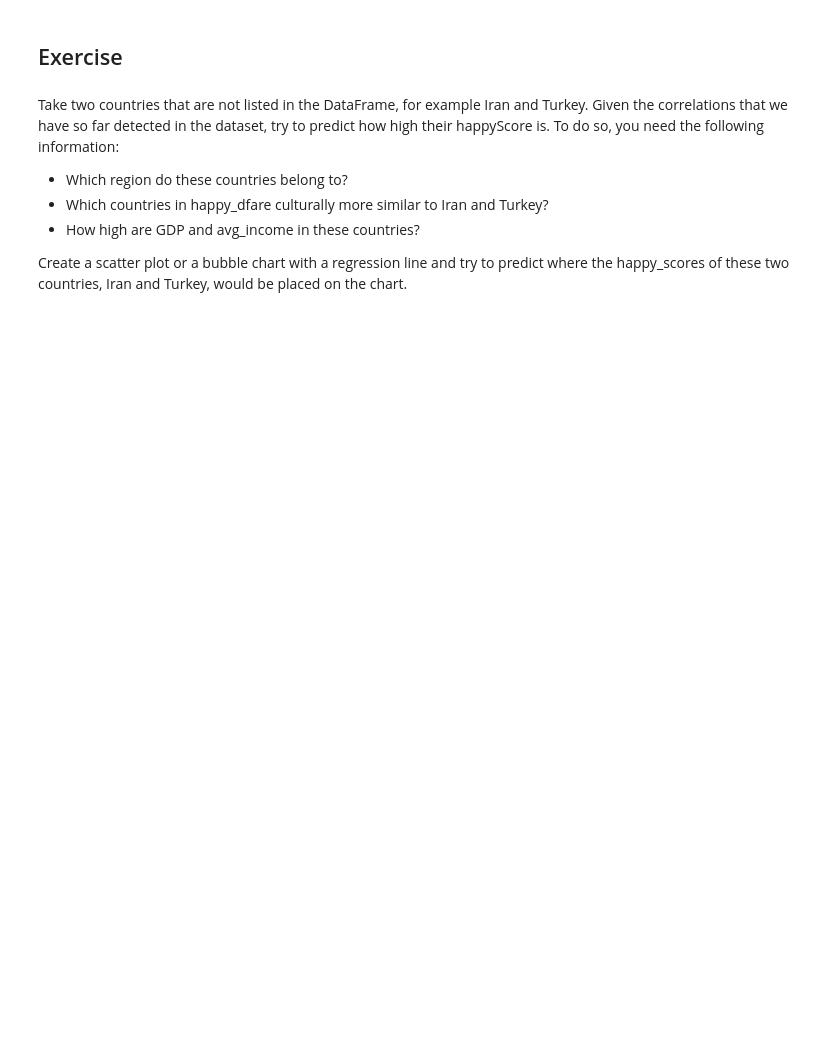
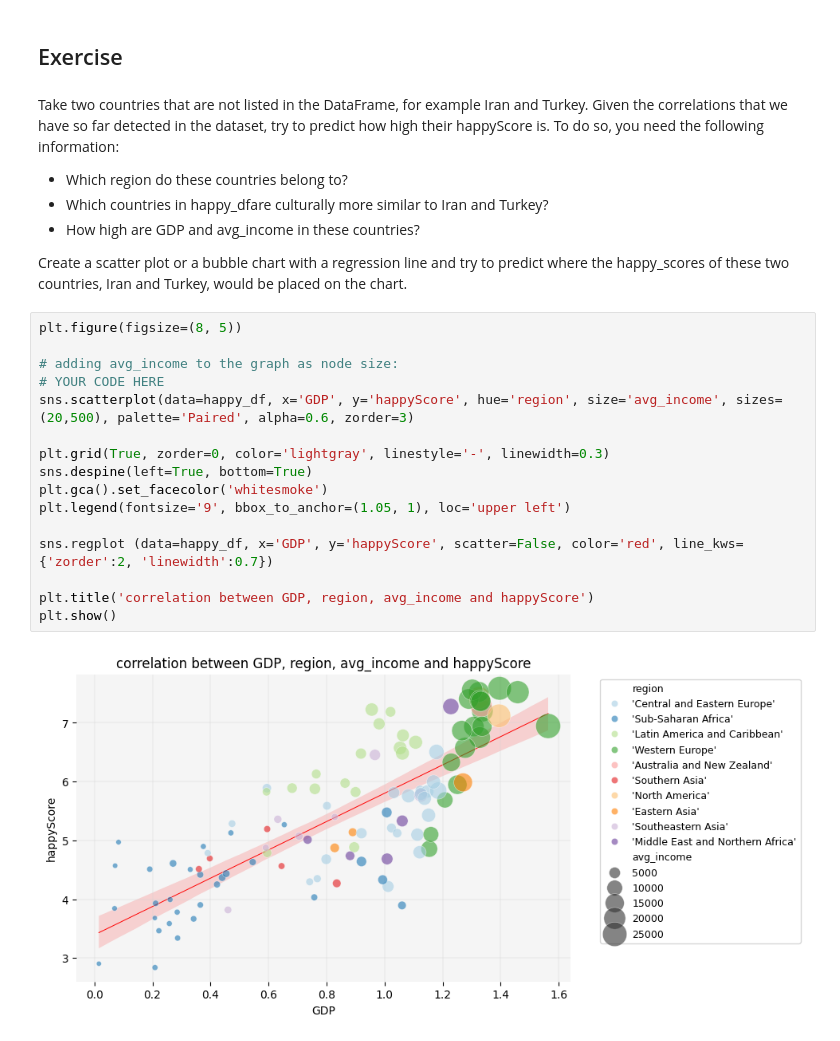
Before and after one commit to HERMES-DKZ/practice_notebook_statinf, a Jupyter notebook: demo_1.ipynb, the cells around one changed output. Saved outputs shown, nothing was run; the diff lists cells and outputs as text; blank space fills up the shorter version.

```diff
--- a/demo_1.ipynb
+++ b/demo_1.ipynb
@@ -276,3 +289,21 @@ Take two countries that are not listed in the DataFrame, for example Iran and Tu
 - How high are GDP and avg_income in these countries?
 
 Create a scatter plot or a bubble chart with a regression line and try to predict where the happy_scores of these two countries, Iran and Turkey, would be placed on the chart.
+# %%
+plt.figure(figsize=(8, 5))
+
+# adding avg_income to the graph as node size:
+# YOUR CODE HERE
+sns.scatterplot(data=happy_df, x='GDP', y='happyScore', hue='region', size='avg_income', sizes=(20,500), palette='Paired', alpha=0.6, zorder=3)
+
+plt.grid(True, zorder=0, color='lightgray', linestyle='-', linewidth=0.3)
+sns.despine(left=True, bottom=True)
+plt.gca().set_facecolor('whitesmoke')
+plt.legend(fontsize='9', bbox_to_anchor=(1.05, 1), loc='upper left')
+
+sns.regplot (data=happy_df, x='GDP', y='happyScore', scatter=False, color='red', line_kws= {'zorder':2, 'linewidth':0.7})
+
+plt.title('correlation between GDP, region, avg_income and happyScore')
+plt.show()
+# %% [output]
+[figure, added]
```
Also changed, not shown: parts of 4 cells of this notebook, 1 other file.
